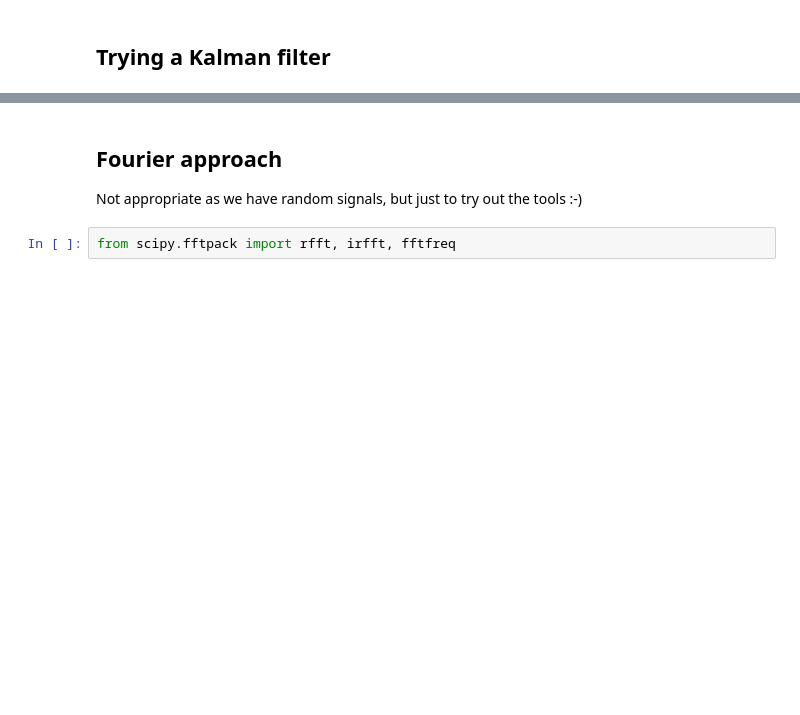
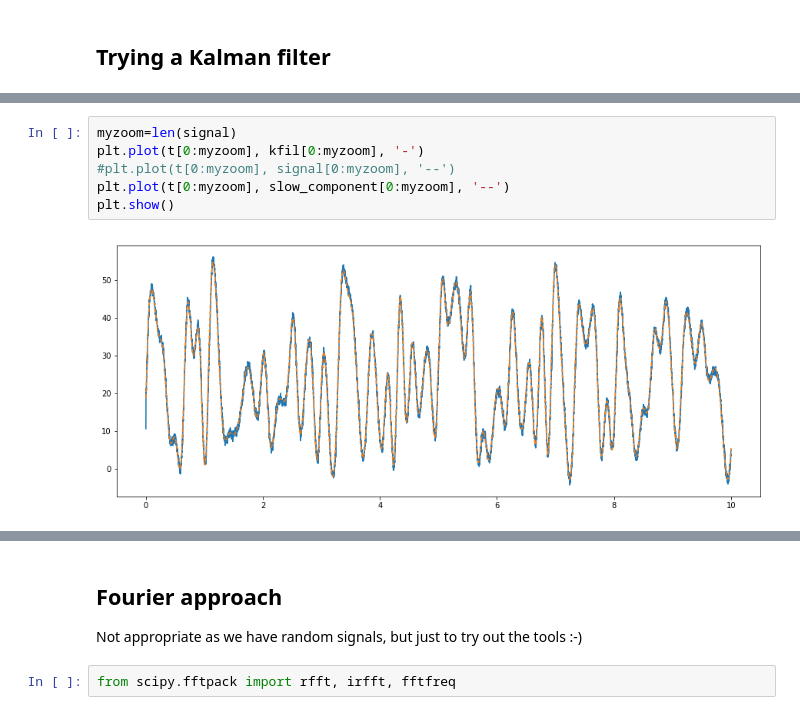
Before and after one commit to bcouturi/FilteringTest, a Jupyter notebook: Filtering.ipynb, the cells around one changed output, grey strips where cells are left out. Cells and saved outputs as stored; diff of their text form; blank space fills up the shorter version.

```diff
--- a/Filtering.ipynb
+++ b/Filtering.ipynb
@@ -74,0 +152,8 @@ TODO: This is not finished, as the model is not correct
+# %%
+myzoom=len(signal)
+plt.plot(t[0:myzoom], kfil[0:myzoom], '-')
+#plt.plot(t[0:myzoom], signal[0:myzoom], '--')
+plt.plot(t[0:myzoom], slow_component[0:myzoom], '--')
+plt.show()
+# %% [output]
+[figure, added]
```
Also changed, not shown: parts of 21 cells of this notebook.
